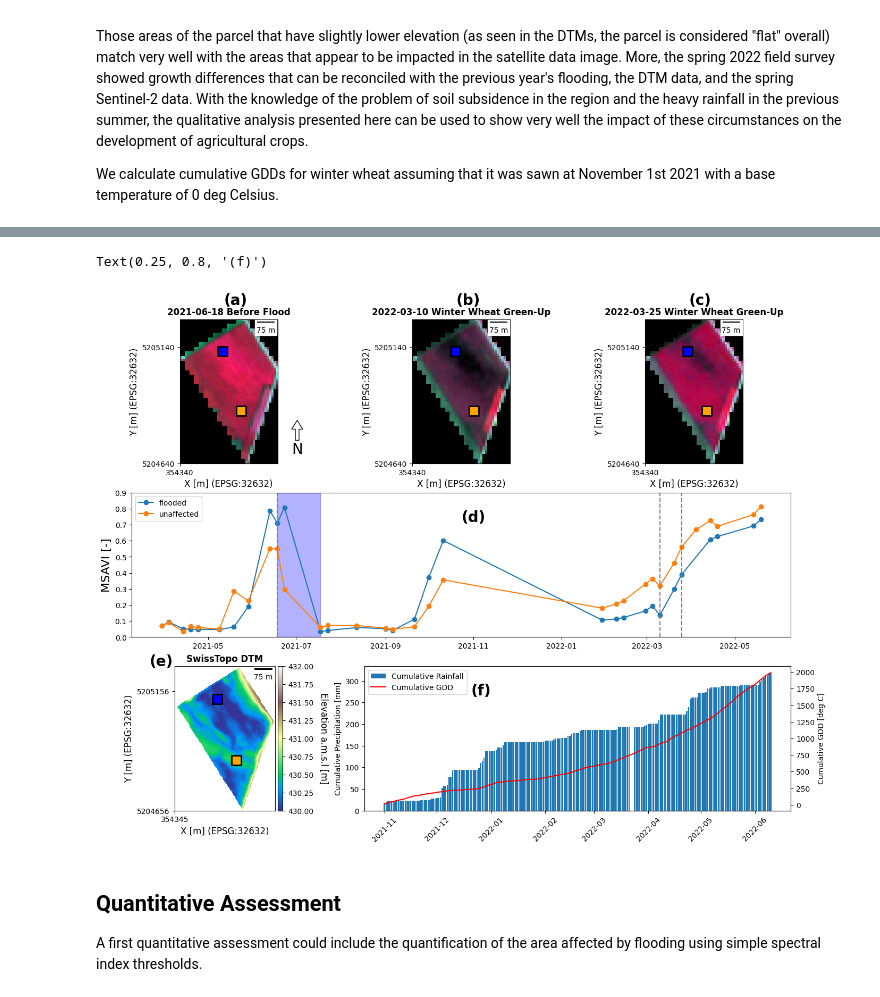
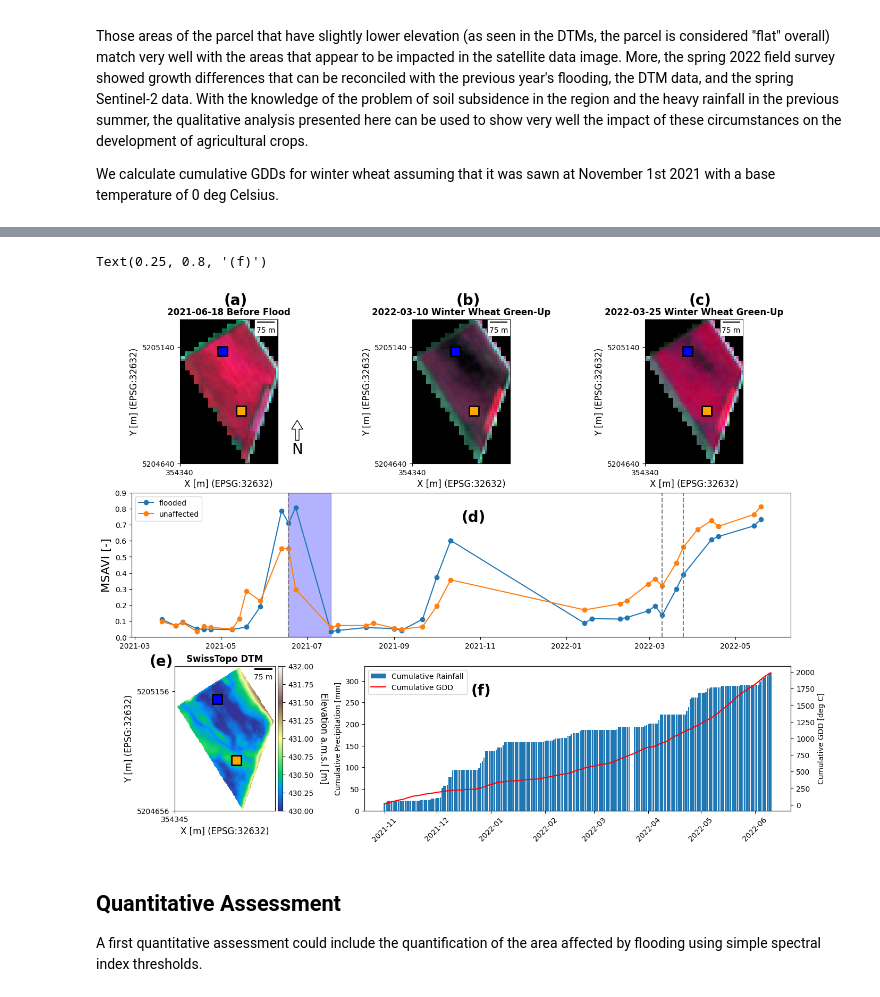
Before and after one commit to EOA-team/eodal_notebooks, a Jupyter notebook: notebooks/Sentinel-2/sentinel2_crop_growing_conditions.ipynb, the cells around one changed output, grey strips where cells are left out. Drawn from its saved outputs; the diff is of its cells as text; code cells hidden in the pictures.

Commit message:
ported code to EOdal v0.2.0

```diff
--- a/notebooks/Sentinel-2/sentinel2_crop_growing_conditions.ipynb
+++ b/notebooks/Sentinel-2/sentinel2_crop_growing_conditions.ipynb
@@ -455,12 +442,9 @@ In autumn 2021, winter wheat was sown. A field visit in March 2022 revealed rema
 
 Also the Sentinel-2 satellite data between February 1st and March 31st 2022 shows this within-field eterogeneity clearly:
 # %%
-import warnings
-warnings.filterwarnings("ignore", category=FutureWarning)
-
 res_s22 = extract_s2_data(
     parcel=parcel,
-    date_start=date(2022,2,1),
-    date_end=date(2022,3,31)
+    time_start=datetime(2022,2,1),
+    time_end=datetime(2022,3,31)
 )
 # %% [output]
@@ -502,7 +480,7 @@ In order to study the differences between the two locations, the entire time ser
 # %%
 res_complete = extract_s2_data(
     parcel=parcel,
-    date_start=date(2021,3,1),
-    date_end=date(2022,6,10)
+    time_start=datetime(2021,3,1),
+    time_end=datetime(2022,6,1)
 )
 # %% [output]
@@ -526,8 +492,8 @@ res_complete = extract_s2_data(
 # %%
 records = []
-for sensing_date in res_complete['feature_scenes'].keys():
-    rec = res_complete['feature_scenes'][sensing_date].get_pixels(vector_features=pixels, band_selection=['NDVI','MSAVI'])
-    rec['date'] = sensing_date
+for sensing_date, scene in res_complete.data:
+    rec = scene.get_pixels(vector_features=pixels, band_selection=['NDVI','MSAVI'])
+    rec['date'] = sensing_date.date()
     records.append(rec)
 
 # convert to single GeoDataFrame of the complete pixel time series
@@ -654,10 +600,15 @@ def get_dem_tiles(
 # %%
 # download tiles from SwissTopo (using STAC)
 base_url = 'https://data.geo.admin.ch/api/stac/v0.9/collections/ch.swisstopo.swissalti3d/'
-dtm = get_dem_tiles(
-        polygon_feature=parcel,
-        base_url=base_url
-)
+
+gdf_wgs84 = parcel.to_crs(epsg=4326)
+bbox = gdf_wgs84.geometry.total_bounds
+url_list = query_DEM_tiles_STAC(bbox, base_url)
+
+from eodal.core.band import Band
+dtm = Band.from_rasterio(fpath_raster=url_list[0], vector_features=parcel)
+
+
 # re-project into UTM Zone 32 N to match the CRS of the Sentinel-2 data
 dtm.reproject(target_crs=32632, inplace=True)
 # re-project the two sample pixels
@@ -748,7 +698,7 @@ ax5 = fig.add_subplot(gs[2, 0])
 ax6 = fig.add_subplot(gs[2, 1:])
 
 # S2 before flood (2021)
-res_s21['feature_scenes'][date(2021,6,18)].plot_multiple_bands(['nir_1', 'red', 'green'], ax=ax1)
+res_s21.data['2021-06-18 10:30:21'].plot_multiple_bands(['nir_1', 'red', 'green'], ax=ax1)
 ax1_title = ax1.set_title('2021-06-18 Before Flood')
 ax1.scatter(flooded_pix.x, flooded_pix.y, color='blue', label='flooded', s=150, marker='s', linewidths=2, edgecolor='black')
 ax1.scatter(unaffected_pix.x, unaffected_pix.y, color='orange', label='unaffected', s=150, marker='s', linewidths=2, edgecolor='black')
@@ -763,7 +713,7 @@ ax1.annotate('N', xy=(x, y), xytext=(x, y-arrow_length),
 ax1.text(0.45, 1.1, '(a)', transform=ax1.transAxes, size=20, weight='bold')
 
 # S2 spring 2022 (1)
-res_s22['feature_scenes'][date(2022,3,10)].plot_multiple_bands(['nir_1', 'red', 'green'], ax=ax2)
+res_s22.data['2022-03-10 10:27:39'].plot_multiple_bands(['nir_1', 'red', 'green'], ax=ax2)
 ax2_title = ax2.set_title('2022-03-10 Winter Wheat Green-Up')
 ax2.scatter(flooded_pix.x, flooded_pix.y, color='blue', label='flooded', s=150, marker='s', linewidths=2, edgecolor='black')
 ax2.scatter(unaffected_pix.x, unaffected_pix.y, color='orange', label='unaffected', s=150, marker='s', linewidths=2, edgecolor='black')
@@ -773,7 +723,7 @@ ax2.add_artist(scalebar)
 ax2.text(0.45, 1.1, '(b)', transform=ax2.transAxes, size=20, weight='bold')
 
 # S2 spring 2022 (2)
-res_s22['feature_scenes'][date(2022,3,25)].plot_multiple_bands(['nir_1', 'red', 'green'], ax=ax3)
+res_s22.data['2022-03-25 10:26:51'].plot_multiple_bands(['nir_1', 'red', 'green'], ax=ax3)
 ax3_title = ax3.set_title('2022-03-25 Winter Wheat Green-Up')
 ax3.scatter(flooded_pix.x, flooded_pix.y, color='blue', label='flooded', s=150, marker='s', linewidths=2, edgecolor='black')
 ax3.scatter(unaffected_pix.x, unaffected_pix.y, color='orange', label='unaffected', s=150, marker='s', linewidths=2, edgecolor='black')
@@ -792,35 +742,35 @@ ax4.axvspan(date(2021,6,18), date(2021,7,18), alpha=0.3, color='blue')
 ax4.vlines(date(2021,6,18), ymin=0, ymax=0.9, linestyle='dashed', color='grey')
 ax4.vlines(date(2022,3,25), ymin=0, ymax=0.9, linestyle='dashed', color='grey')
 ax4.vlines(date(2022,3,10), ymin=0, ymax=0.9, linestyle='dashed', color='grey')
 ax4.set_ylim(0, 0.9)
 ax4.text(0.5, 0.8, '(d)', transform=ax4.transAxes, size=20, weight='bold')
 
 # elevation
-dtm['B1'].plot(colormap='terrain', colorbar_label='Elevation a.m.s.l [m]', ax=ax5, vmin=430, vmax=432)
+dtm.plot(colormap='terrain', colorbar_label='Elevation a.m.s.l [m]', ax=ax5, vmin=430, vmax=432)
 ax5_title = ax5.set_title('SwissTopo DTM')
 plt.setp(ax5_title, fontweight='bold')
 ax5.scatter(flooded_pix.x, flooded_pix.y, color='blue', label='flooded', s=150, marker='s', linewidths=2, edgecolor='black')
 ax5.scatter(unaffected_pix.x, unaffected_pix.y, color='orange', label='unaffected', s=150, marker='s', linewidths=2, edgecolor='black')
 scalebar = ScaleBar(dx=1, units="m")
 ax5.add_artist(scalebar)
 ax5.text(-0.25, 1., '(e)', transform=ax5.transAxes, size=20, weight='bold')
 
 # meteo (use spring 2022)
 ax6.bar(x=meteo_ww['Date'], height=meteo_ww['cumulative rainfall'], label='Cumulative Rainfall')
 ax6_2 = ax6.twinx()
 ax6_2.plot(meteo_ww['Date'], meteo_ww['cumulative GDD'], color='red', label='Cumulative GDD')
 _ = plt.setp(ax6.get_xticklabels(), rotation=45)
 ax6.set_ylabel('Cumulative Precipitation [mm]')
 ax6_2.set_ylabel('Cumulative GDD [deg C]')
 lines, labels = ax6.get_legend_handles_labels()
 lines2, labels2 = ax6_2.get_legend_handles_labels()
 ax6.legend(
     lines + lines2, labels + labels2,
 )
 ax6.text(0.25, 0.8, '(f)', transform=ax6.transAxes, size=20, weight='bold')
 # %% [output]
 Text(0.25, 0.8, '(f)')
-[figure, old version]
+[figure, new version]
 # %%
 # save figure to dislk
 out_dir = base_dir.joinpath('img')
```
Also changed, not shown: parts of 23 cells of this notebook, 5 other files.
